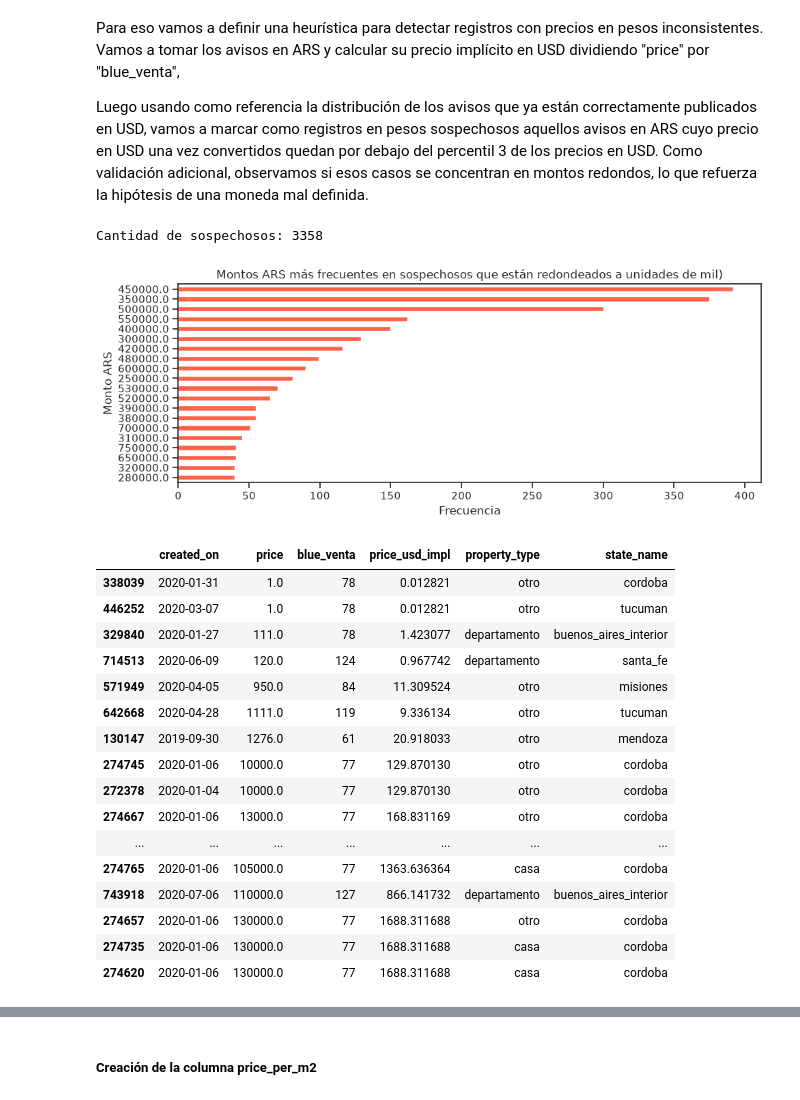
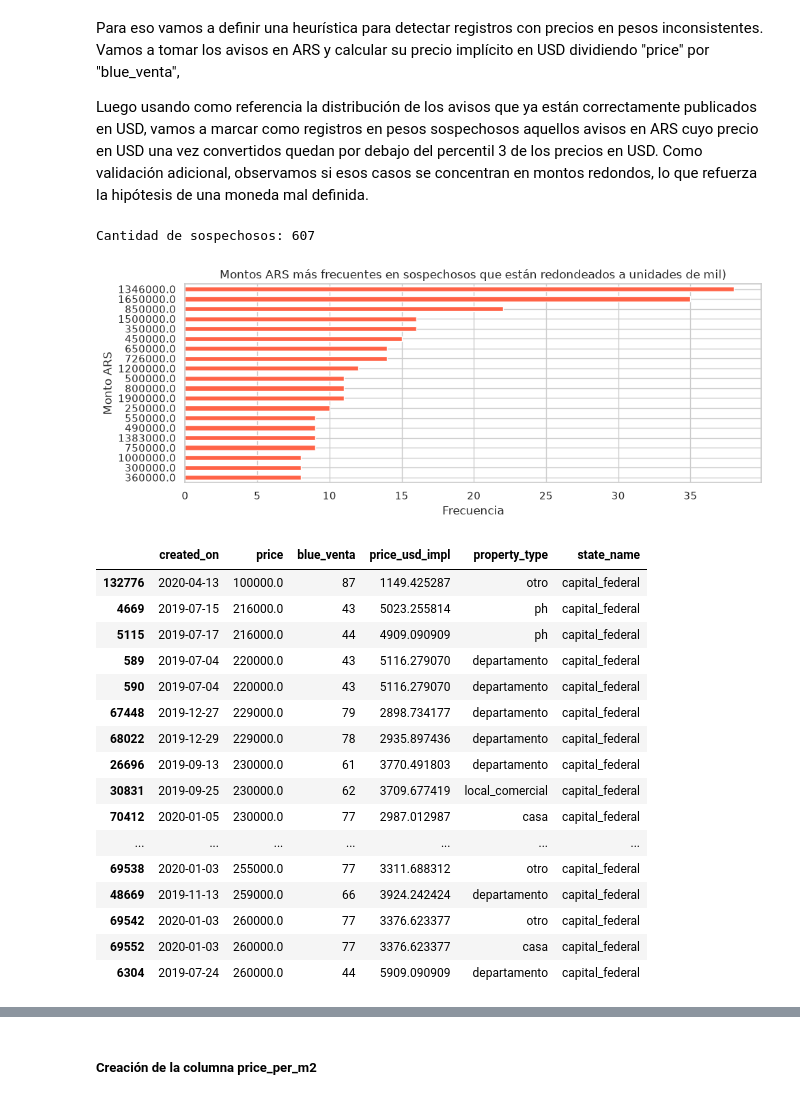
Before and after one commit to tepeve/itba_ml_properati, a Jupyter notebook: tp_itba_aws_ml_tomas_pont.ipynb, the cells around one changed output, grey strips where cells are left out. Drawn from its saved outputs; the diff is of its cells as text; code cells hidden in the pictures.

```diff
--- a/tp_itba_aws_ml_tomas_pont.ipynb
+++ b/tp_itba_aws_ml_tomas_pont.ipynb
@@ -165,3 +198,6 @@ memory usage: 125.1 MB
 df['start_date'] = pd.to_datetime(df['start_date'])
 df['end_date'] = pd.to_datetime(df['end_date'])
 df['created_on'] = pd.to_datetime(df['created_on'])
+
+# Convertimos las coordenadas de latitud y longitud a geometría de puntos
+df['geometry'] = gpd.points_from_xy(df['lon'], df['lat'])
@@ -199,9 +233,0 @@ Por otro lado, en el caso de casas, es posible que dos casas sean iguales pero s
-# %%
-# Creamos una columna para filtrar propiedades que sean casas o negocios
-df['housexstore'] = df['property_type'].apply(lambda x: 'si' if x in ['house', 'store'] else 'no')
-# %%
-
-# Verificamos que tengamos duplicados las columnas que observamos previamente y la nueva columna
-df[df['housexstore'] == 'si'].duplicated(subset=['title', 'description', 'lat-lon', 'housexstore']).value_counts()
-
-df[df['housexstore'] == 'si'] = df[df['housexstore'] == 'si'].drop_duplicates(subset=['title', 'description', 'lat-lon', 'housexstore'], keep='first')
@@ -364,7 +268,14 @@ df_blue['fecha'] = pd.to_datetime(df_blue['fecha'])
 blue_mask_out = (df_blue['fecha'] < df.created_on.min()) | (df_blue['fecha'] > df.created_on.max())
 df_blue = df_blue.loc[~blue_mask_out]
 df_blue = df_blue.sort_values('fecha')
+created_on_min = pd.to_datetime(df["created_on"], errors="coerce").min()
+created_on_max = pd.to_datetime(df["created_on"], errors="coerce").max()
 
+if pd.isna(created_on_min) or pd.isna(created_on_max):
+    print("No hay rango de fechas válido en df['created_on']; se omite el filtro temporal de df_blue.")
+else:
+    blue_mask_out = (df_blue["fecha"] < created_on_min) | (df_blue["fecha"] > created_on_max)
+    df_blue = df_blue.loc[~blue_mask_out].copy()
 print("Rango de fechas de df_blue: {} to {}".format(df_blue['fecha'].min(), df_blue['fecha'].max()))
 # %% [output]
 Rango de fechas de df_blue: 2019-07-04 00:00:00 to 2020-07-27 00:00:00
@@ -413,56 +324,58 @@ usd = df[df["currency"].eq("usd")].copy()
 # Precio implícito en USD para avisos ARS
 ars["price_usd_impl"] = ars["price"] / ars["blue_venta"]
 
-# thresholds (umbrales)
-## Umbral de sospecha - muy por debajo de lo típico en USD
+# Serie de precios USD limpia y numérica
+usd_vals = pd.to_numeric(usd["price"], errors="coerce")
+usd_vals = usd_vals.replace([np.inf, -np.inf], np.nan).dropna()
+
+# Umbrales
 usd_p03 = usd_vals.quantile(0.03)
-## Percentiles "creíbles" - rango típico de precios en USD
 p10_usd, p90_usd = usd_vals.quantile([0.10, 0.90])
 
 
 # Registros sospechosos de posible moneda mal definida
 sospechosos = ars[(ars["price_usd_impl"] < usd_p03)     # implícitamente muy baratos en USD
 ].copy()
 
 print("Cantidad de sospechosos:", len(sospechosos))
 
 
 
 # ¿Se concentran en números redondos?
 plt.figure(figsize=(10, 4))
 sospechosos["price"].round(-3).value_counts().head(20).sort_values().plot(kind="barh", color="tomato")
 plt.title("Montos ARS más frecuentes en sospechosos que están redondeados a unidades de mil)")
 plt.xlabel("Frecuencia")
 plt.ylabel("Monto ARS")
 plt.tight_layout()
 plt.show()
 
 
 display(
     sospechosos[["created_on", "price", "blue_venta", "price_usd_impl", "property_type", "state_name"]]
     .sort_values("price")
     .head(30)
 )
 # %% [output]
-Cantidad de sospechosos: 3358
+Cantidad de sospechosos: 607
-[figure, old version]
+[figure, new version]
 |  | created_on | price | blue_venta | price_usd_impl | property_type | state_name |
-| 338039 | 2020-01-31 | 1.0 | 78 | 0.012821 | otro | cordoba |
-| 446252 | 2020-03-07 | 1.0 | 78 | 0.012821 | otro | tucuman |
-| 329840 | 2020-01-27 | 111.0 | 78 | 1.423077 | departamento | buenos_aires_interior |
-| 714513 | 2020-06-09 | 120.0 | 124 | 0.967742 | departamento | santa_fe |
-| 571949 | 2020-04-05 | 950.0 | 84 | 11.309524 | otro | misiones |
-| 642668 | 2020-04-28 | 1111.0 | 119 | 9.336134 | otro | tucuman |
-| 130147 | 2019-09-30 | 1276.0 | 61 | 20.918033 | otro | mendoza |
-| 274745 | 2020-01-06 | 10000.0 | 77 | 129.870130 | otro | cordoba |
-| 272378 | 2020-01-04 | 10000.0 | 77 | 129.870130 | otro | cordoba |
-| 274667 | 2020-01-06 | 13000.0 | 77 | 168.831169 | otro | cordoba |
+| 132776 | 2020-04-13 | 100000.0 | 87 | 1149.425287 | otro | capital_federal |
+| 4669 | 2019-07-15 | 216000.0 | 43 | 5023.255814 | ph | capital_federal |
+| 5115 | 2019-07-17 | 216000.0 | 44 | 4909.090909 | ph | capital_federal |
+| 589 | 2019-07-04 | 220000.0 | 43 | 5116.279070 | departamento | capital_federal |
+| 590 | 2019-07-04 | 220000.0 | 43 | 5116.279070 | departamento | capital_federal |
+| 67448 | 2019-12-27 | 229000.0 | 79 | 2898.734177 | departamento | capital_federal |
+| 68022 | 2019-12-29 | 229000.0 | 78 | 2935.897436 | departamento | capital_federal |
+| 26696 | 2019-09-13 | 230000.0 | 61 | 3770.491803 | departamento | capital_federal |
+| 30831 | 2019-09-25 | 230000.0 | 62 | 3709.677419 | local_comercial | capital_federal |
+| 70412 | 2020-01-05 | 230000.0 | 77 | 2987.012987 | casa | capital_federal |
 | ... | ... | ... | ... | ... | ... | ... |
-| 274765 | 2020-01-06 | 105000.0 | 77 | 1363.636364 | casa | cordoba |
-| 743918 | 2020-07-06 | 110000.0 | 127 | 866.141732 | departamento | buenos_aires_interior |
-| 274657 | 2020-01-06 | 130000.0 | 77 | 1688.311688 | otro | cordoba |
-| 274735 | 2020-01-06 | 130000.0 | 77 | 1688.311688 | casa | cordoba |
-| 274620 | 2020-01-06 | 130000.0 | 77 | 1688.311688 | casa | cordoba |
+| 69538 | 2020-01-03 | 255000.0 | 77 | 3311.688312 | otro | capital_federal |
+| 48669 | 2019-11-13 | 259000.0 | 66 | 3924.242424 | departamento | capital_federal |
+| 69542 | 2020-01-03 | 260000.0 | 77 | 3376.623377 | otro | capital_federal |
+| 69552 | 2020-01-03 | 260000.0 | 77 | 3376.623377 | casa | capital_federal |
+| 6304 | 2019-07-24 | 260000.0 | 44 | 5909.090909 | departamento | capital_federal |
 # %%
 # Proporciones de ARS implícito bajo ciertos umbrales de USD real
 share_below_p03 = (ars["price_usd_impl"] < usd_p03).mean()
```
Also changed, not shown: parts of 100 cells of this notebook, 3 other files.
